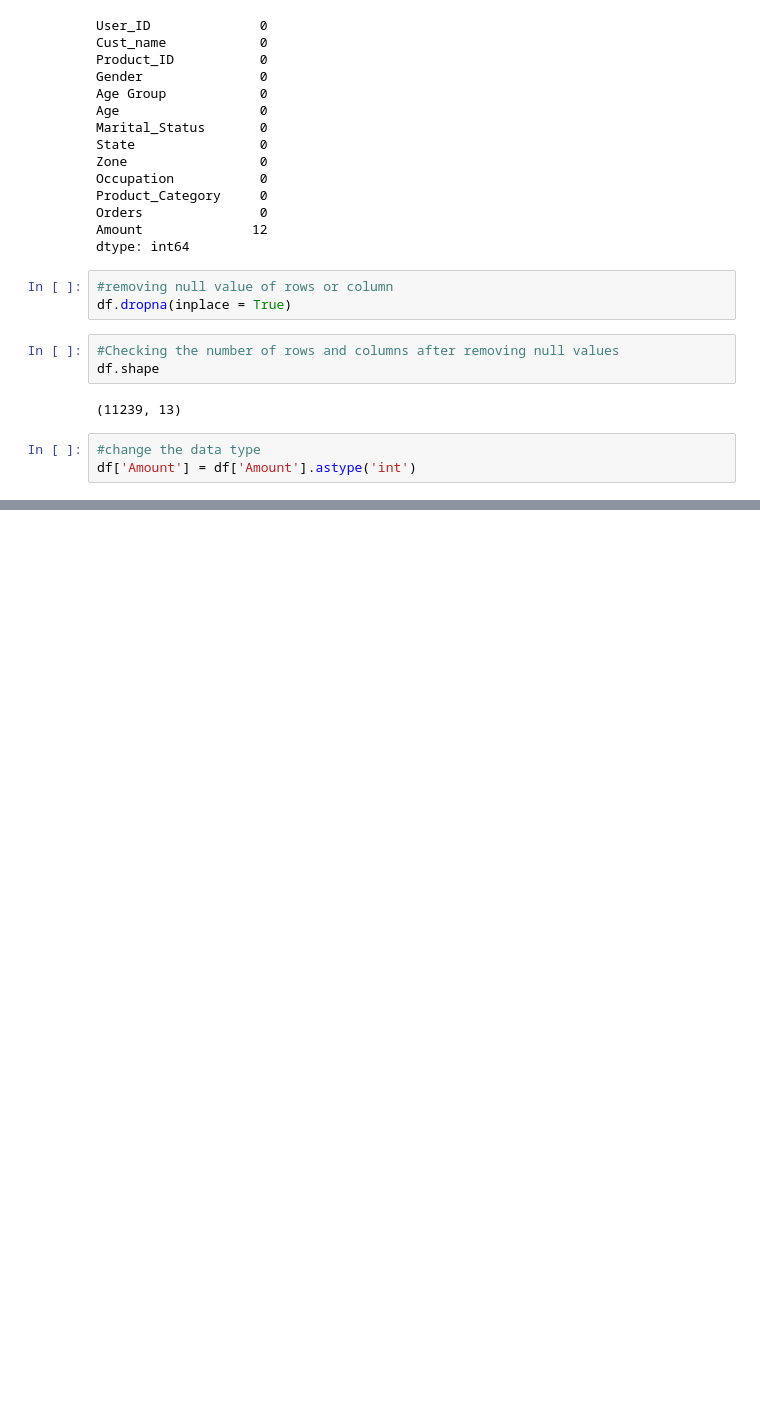
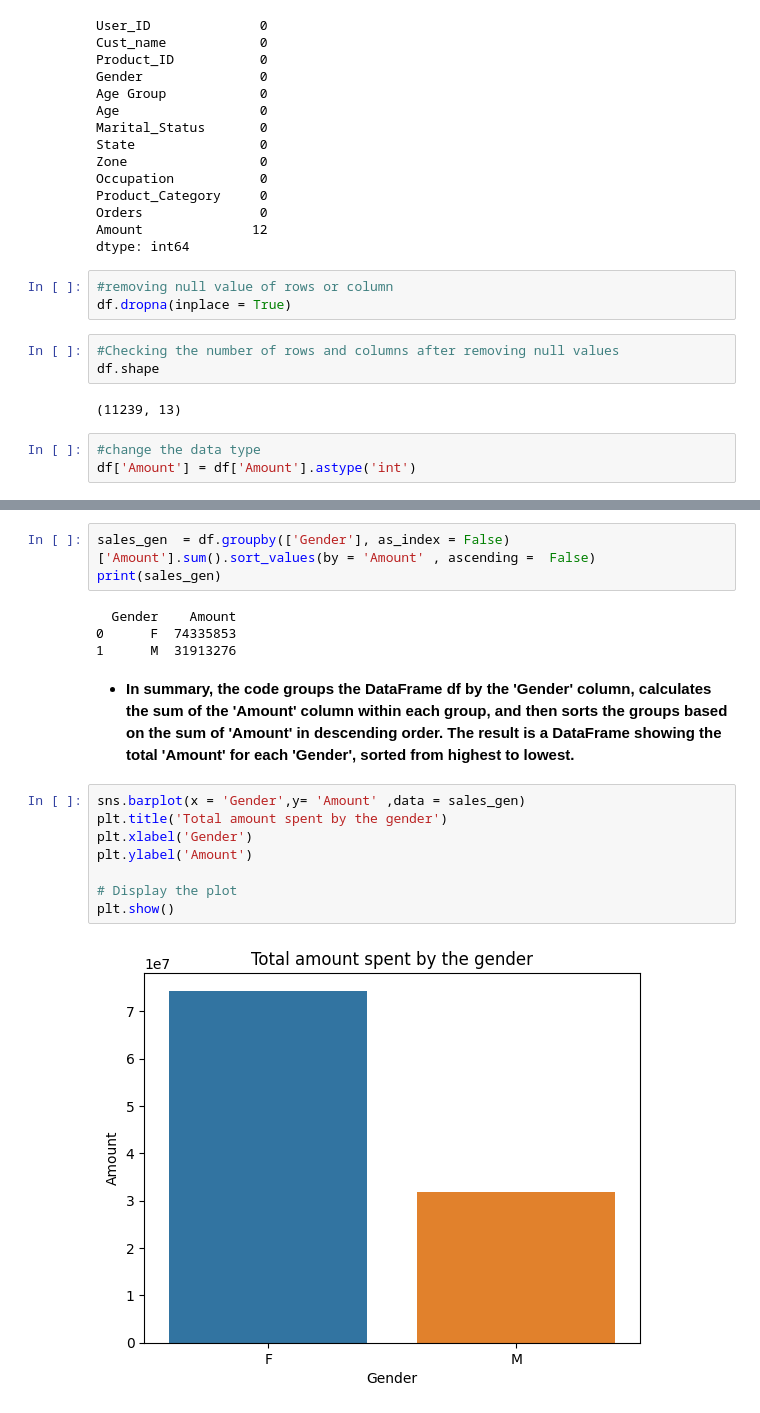
Before and after one commit to Amoghakrao/Diwali-sales-analysis-using-Python, a Jupyter notebook: Diwali_sales_analysis.ipynb, the cells around one changed output, grey strips where cells are left out. Saved outputs shown, nothing was run; the diff lists cells and outputs as text; blank space fills up the shorter version.

```diff
--- a/Diwali_sales_analysis.ipynb
+++ b/Diwali_sales_analysis.ipynb
@@ -138,0 +206,19 @@ dtype('int64')
+# %%
+sales_gen  = df.groupby(['Gender'], as_index = False)['Amount'].sum().sort_values(by = 'Amount' , ascending =  False)
+print(sales_gen)
+# %% [output]
+  Gender    Amount
+0      F  74335853
+1      M  31913276
+# %% [markdown]
+* **In summary, the code groups the DataFrame df by the 'Gender' column, calculates the sum of the 'Amount' column within each group, and then sorts the groups based on the sum of 'Amount' in descending order. The result is a DataFrame showing the total 'Amount' for each 'Gender', sorted from highest to lowest.**
+# %%
+sns.barplot(x = 'Gender',y= 'Amount' ,data = sales_gen)
+plt.title('Total amount spent by the gender')
+plt.xlabel('Gender')
+plt.ylabel('Amount')
+
+# Display the plot
+plt.show()
+# %% [output]
+[figure, added]
```
Also changed, not shown: parts of 34 cells of this notebook.
